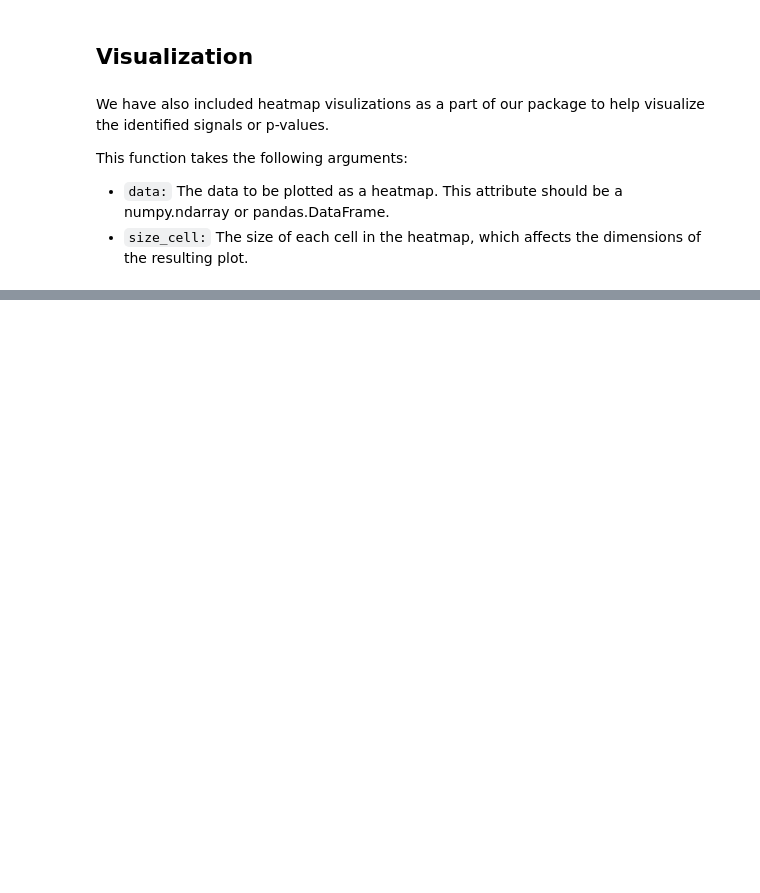
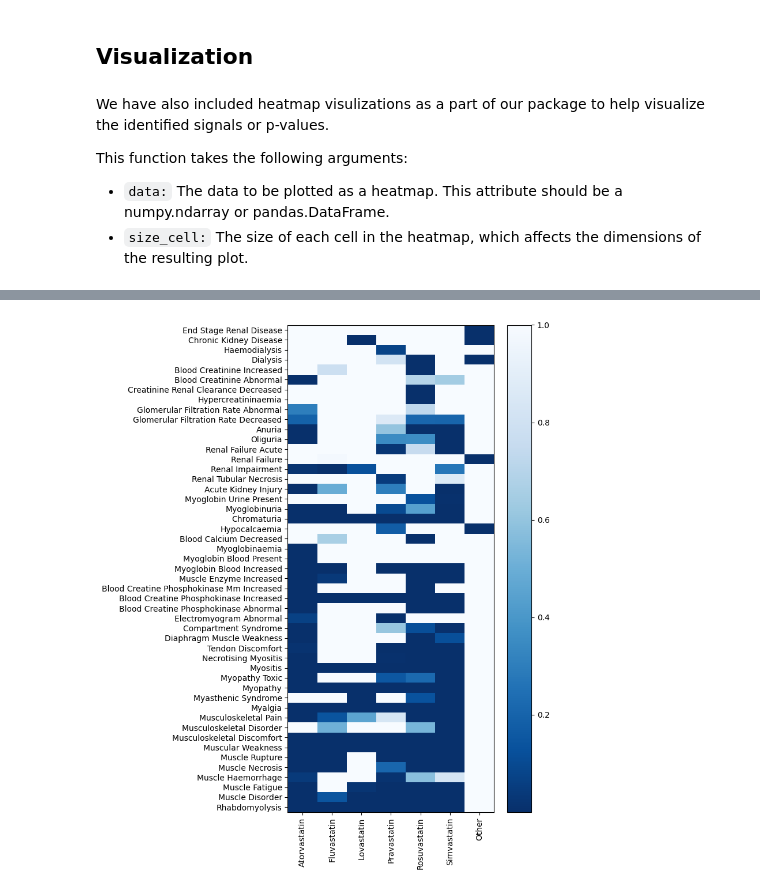
Before and after one commit to rmj3197/MDDC, a Jupyter notebook: docs/source/user_guide/MDDC_Usage.ipynb, the cells around one changed output, grey strips where cells are left out. Drawn from its saved outputs; the diff is of its cells as text; code cells hidden in the pictures; blank space fills up the shorter version.

```diff
--- a/docs/source/user_guide/MDDC_Usage.ipynb
+++ b/docs/source/user_guide/MDDC_Usage.ipynb
@@ -187,3 +236,5 @@ MDDC.utils.plot_heatmap(mc_results.signal_adj.iloc[:-1], cmap="Blues")
 # %%
 # visualizing the p-values
-MDDC.utils.plot_heatmap(mc_results.pval_adj.iloc[:-1], cmap="Blues_r")
+MDDC.utils.plot_heatmap(mc_results.pval.iloc[:-1], cmap="Blues_r")
+# %% [output]
+[figure, added]
```
Also changed, not shown: parts of 14 cells of this notebook, 8 other files.
